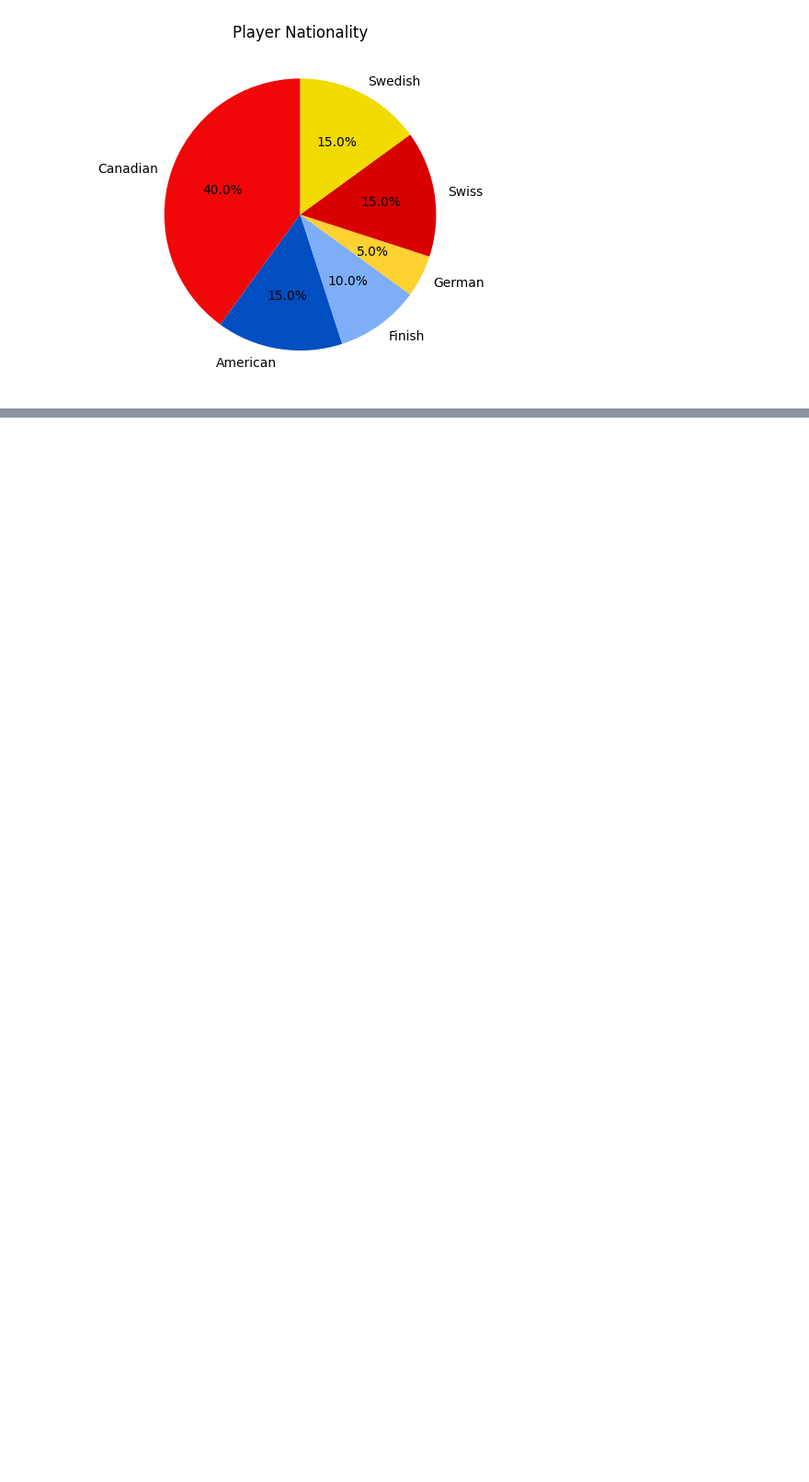
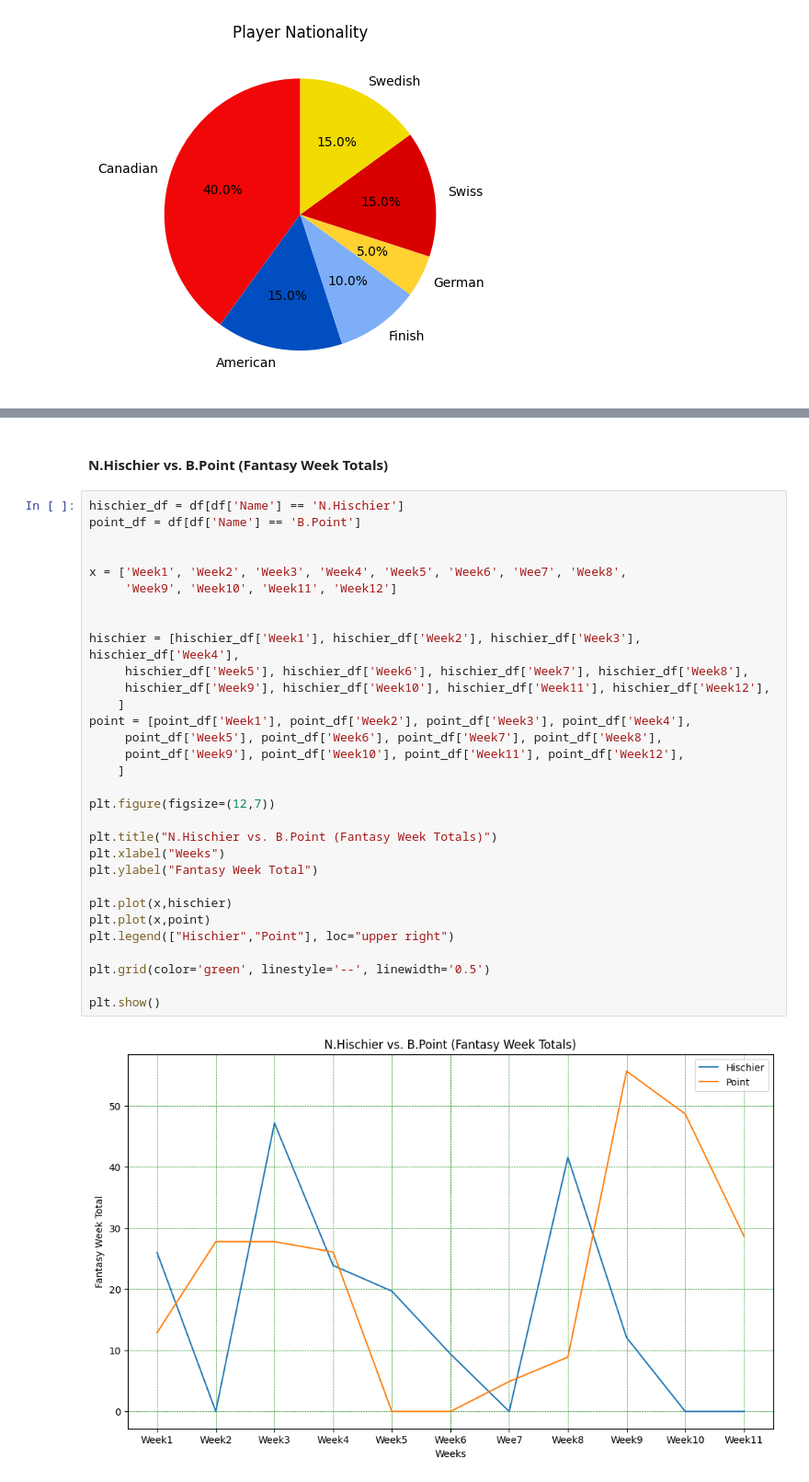
Before and after one commit to carsonbennett1/Hockey-Fantasy, a Jupyter notebook: Fantasy_Analysis.ipynb, the cells around one changed output, grey strips where cells are left out. Shown at 92% size. Saved outputs shown, nothing was run; the diff lists cells and outputs as text; blank space fills up the shorter version.

Commit message:
point_vs_hischier_graph

```diff
--- a/Fantasy_Analysis.ipynb
+++ b/Fantasy_Analysis.ipynb
@@ -76,3 +76,38 @@ plt.grid(color='green', linestyle='--', linewidth='0.5')
 plt.show()
 # %% [output]
 [figure]
+# %% [markdown]
+#### N.Hischier vs. B.Point (Fantasy Week Totals)
+# %%
+hischier_df = df[df['Name'] == 'N.Hischier']
+point_df = df[df['Name'] == 'B.Point']
+
+
+x = ['Week1', 'Week2', 'Week3', 'Week4', 'Week5', 'Week6', 'Wee7', 'Week8',
+     'Week9', 'Week10', 'Week11', 'Week12']
+
+
+hischier = [hischier_df['Week1'], hischier_df['Week2'], hischier_df['Week3'], hischier_df['Week4'],
+     hischier_df['Week5'], hischier_df['Week6'], hischier_df['Week7'], hischier_df['Week8'],
+     hischier_df['Week9'], hischier_df['Week10'], hischier_df['Week11'], hischier_df['Week12'],
+    ]
+point = [point_df['Week1'], point_df['Week2'], point_df['Week3'], point_df['Week4'],
+     point_df['Week5'], point_df['Week6'], point_df['Week7'], point_df['Week8'],
+     point_df['Week9'], point_df['Week10'], point_df['Week11'], point_df['Week12'],
+    ]
+
+plt.figure(figsize=(12,7))
+
+plt.title("N.Hischier vs. B.Point (Fantasy Week Totals)")
+plt.xlabel("Weeks")
+plt.ylabel("Fantasy Week Total")
+
+plt.plot(x,hischier)
+plt.plot(x,point)
+plt.legend(["Hischier","Point"], loc="upper right")
+
+plt.grid(color='green', linestyle='--', linewidth='0.5')
+
+plt.show()
+# %% [output]
+[figure, added]
```
Also changed, not shown: parts of 2 cells of this notebook.
